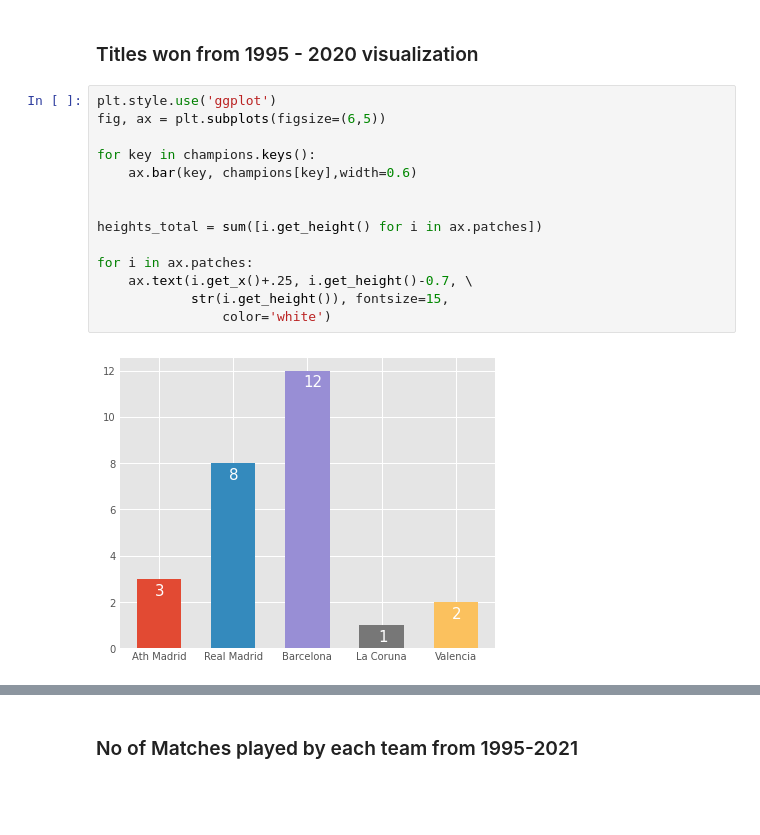
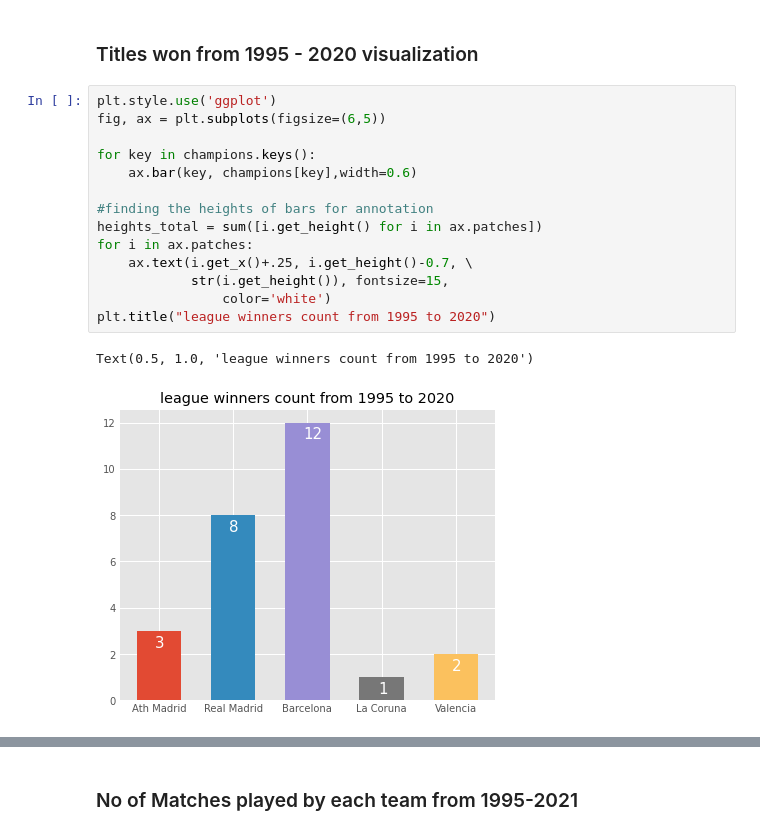
Before and after one commit to Wisal-Mukhtiar/Insights-from-Laliga-Dataset, a Jupyter notebook: laliga.ipynb, the cells around one changed output, grey strips where cells are left out. Cells and saved outputs as stored; diff of their text form; blank space fills up the shorter version.

Commit message:
added missing titles

```diff
--- a/laliga.ipynb
+++ b/laliga.ipynb
@@ -398,19 +400,20 @@ for key in seasons_dfs:
 # %%
 plt.style.use('ggplot')
 fig, ax = plt.subplots(figsize=(6,5))
 
 for key in champions.keys():
     ax.bar(key, champions[key],width=0.6)
 
-
+#finding the heights of bars for annotation
 heights_total = sum([i.get_height() for i in ax.patches])
-
 for i in ax.patches:
     ax.text(i.get_x()+.25, i.get_height()-0.7, \
             str(i.get_height()), fontsize=15,
                 color='white')
+plt.title("league winners count from 1995 to 2020")
 # %% [output]
+Text(0.5, 1.0, 'league winners count from 1995 to 2020')
-[figure, old version]
+[figure, new version]
 # %%
 plt.style.use('fivethirtyeight')
 fig, ax = plt.subplots(figsize=(8,5))
```
Also changed, not shown: parts of 6 cells of this notebook.
